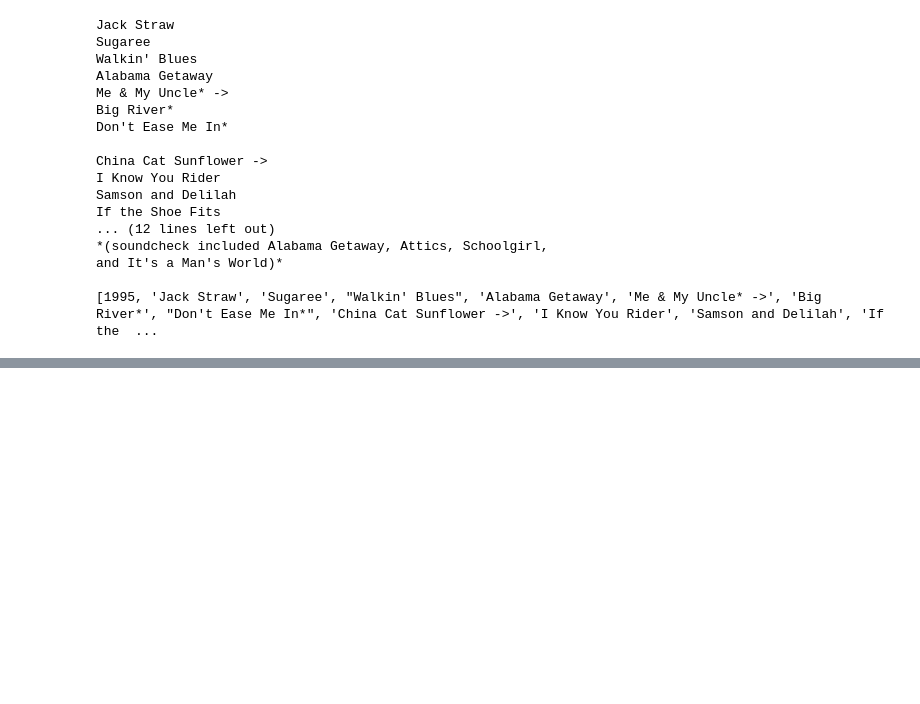
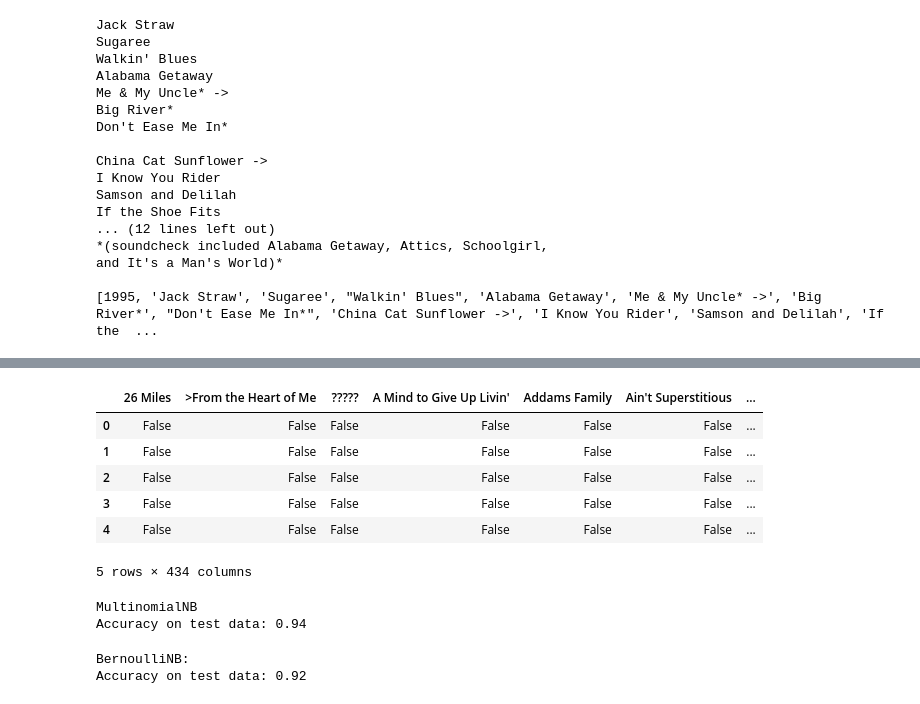
Before and after one commit to Eric-Xu/fall_2014_lessons, a Jupyter notebook: dataexplor06/exu/grateful_dead_exu.ipynb, the cells around one changed output, grey strips where cells are left out. Drawn from its saved outputs; the diff is of its cells as text; code cells hidden in the pictures; blank space fills up the shorter version.

```diff
--- a/dataexplor06/exu/grateful_dead_exu.ipynb
+++ b/dataexplor06/exu/grateful_dead_exu.ipynb
@@ -154,0 +192,22 @@ and It's a Man's World)*
+# %%
+def convert_to_decade(year):
+  if year >= 1970 and year < 1980:
+    return "1970-1980"
+  elif year >= 1980 and year < 1990:
+    return "1980-1990"
+  elif year >= 1990:
+    return "1990-2000"
+  else:
+    return np.nan
+
+df['decade'] = df.year.apply(lambda x: convert_to_decade(x))
+# %%
+df.head()
+# %% [output]
+|  | 26 Miles | >From the Heart of Me | ????? | A Mind to Give Up Livin' | Addams Family | Ain't Superstitious | ... |
+| 0 | False | False | False | False | False | False | ... |
+| 1 | False | False | False | False | False | False | ... |
+| 2 | False | False | False | False | False | False | ... |
+| 3 | False | False | False | False | False | False | ... |
+| 4 | False | False | False | False | False | False | ... |
+5 rows × 434 columns
@@ -154,0 +231,14 @@ and It's a Man's World)*
+# %%
+print "MultinomialNB"
+clf_mn = MultinomialNB()
+accuracy_report(clf_mn)
+# %% [output]
+MultinomialNB
+Accuracy on test data: 0.94
+# %%
+print "BernoulliNB:"
+clf_b = BernoulliNB()
+accuracy_report(clf_b)
+# %% [output]
+BernoulliNB:
+Accuracy on test data: 0.92
```
Also changed, not shown: parts of 20 cells of this notebook, 1 other file.
